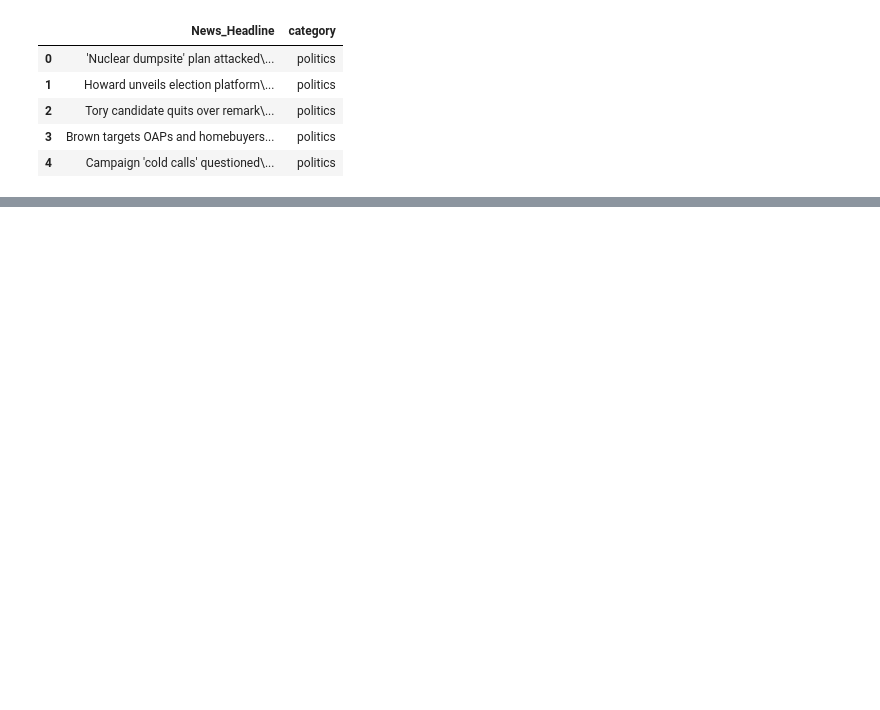
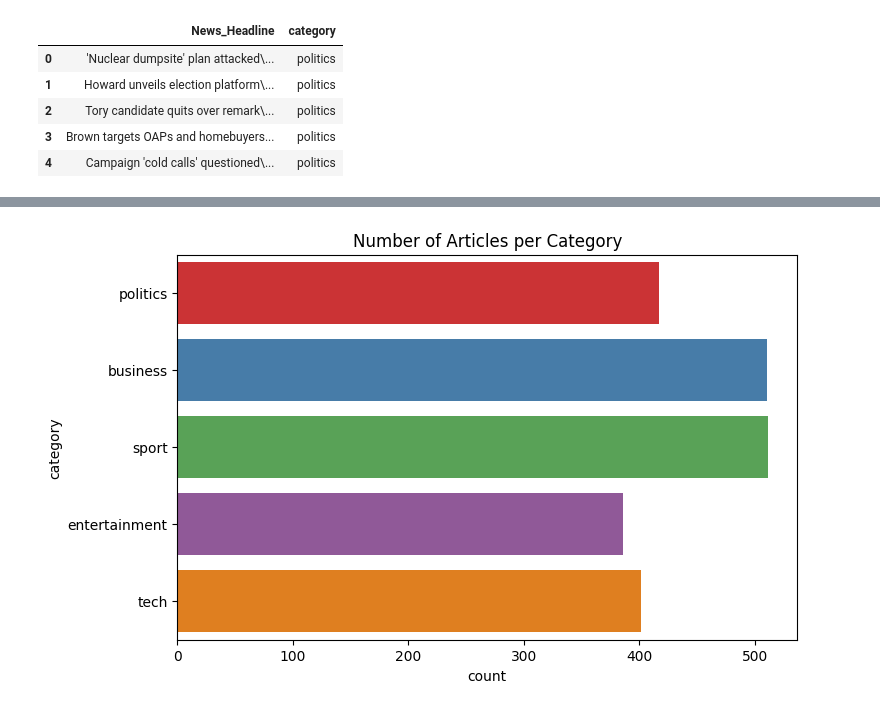
Before and after one commit to IpsitaDas1510/justify, a Jupyter notebook: ml/train.ipynb, the cells around one changed output, grey strips where cells are left out. Cells and saved outputs as stored; diff of their text form; code cells hidden in the pictures; blank space fills up the shorter version.

```diff
--- a/ml/train.ipynb
+++ b/ml/train.ipynb
@@ -150,0 +157,16 @@ bbc_text.head()
+# %%
+import seaborn as sns
+import matplotlib.pyplot as plt
+
+plt.figure(figsize=(8, 5))
+sns.countplot(
+    data=bbc_text,
+    y="category",
+    hue="category",
+    palette="Set1",
+    legend=False
+)
+plt.title("Number of Articles per Category")
+plt.show()
+# %% [output]
+[figure, added]
```
Also changed, not shown: parts of 11 cells of this notebook.
